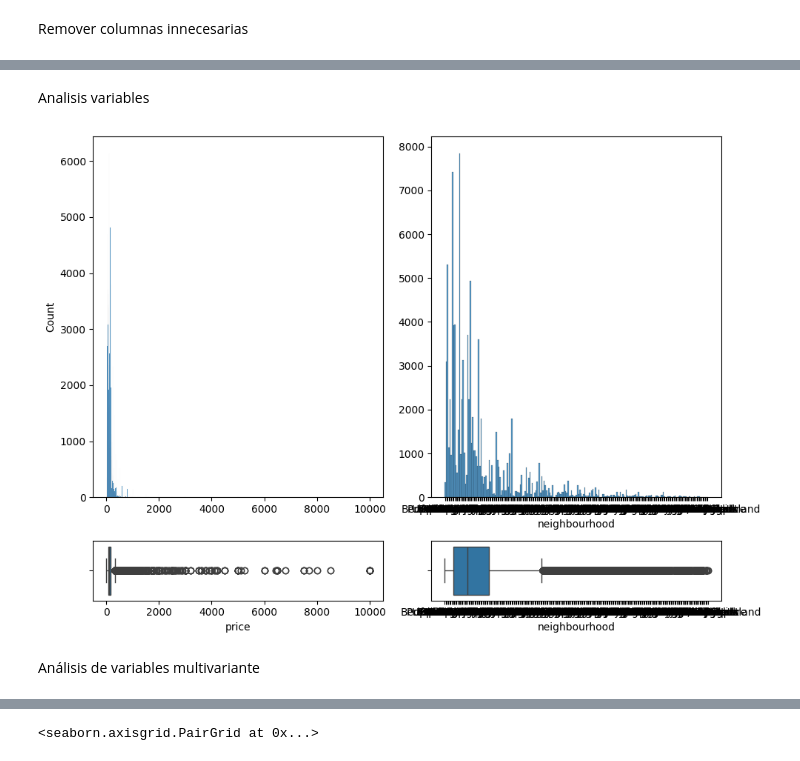
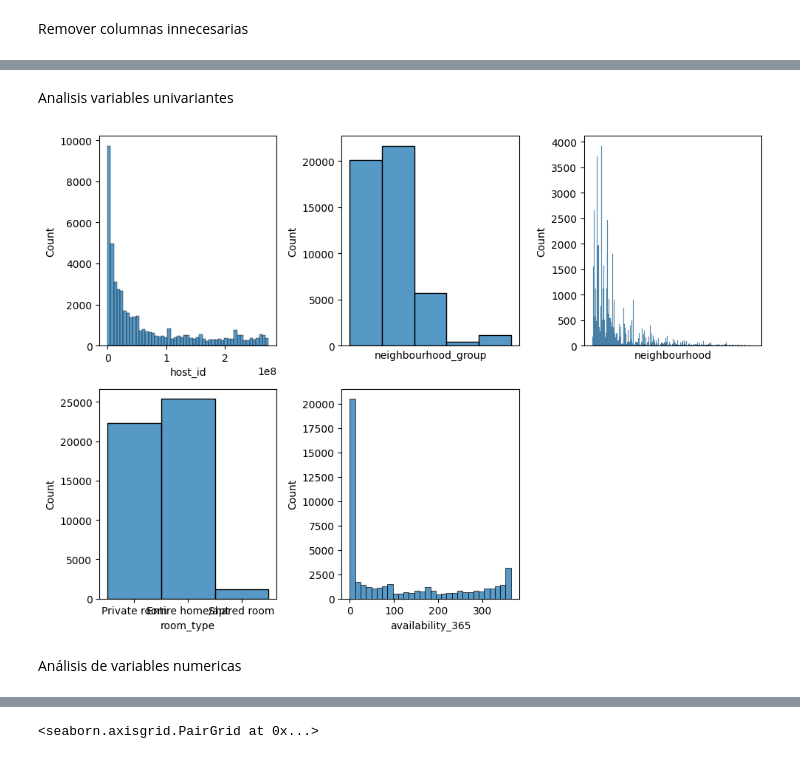
Before and after one commit to erickelrojo22/machine-learning-python-template, a Jupyter notebook: src/explore.ipynb, the cells around one changed output, grey strips where cells are left out. Cells and saved outputs as stored; diff of their text form; code cells hidden in the pictures.

```diff
--- a/src/explore.ipynb
+++ b/src/explore.ipynb
@@ -20,0 +3,5 @@ total_data.head()
+# %%
+import pandas as pd
+
+total_data = pd.read_csv("https://raw.githubusercontent.com/4GeeksAcademy/data-preprocessing-project-tutorial/main/AB_NYC_2019.csv")
+total_data.head()
@@ -52,6 +51,6 @@ np.int64(0)
 # %% [markdown]
 Remover columnas innecesarias
 # %%
-total_data.drop(['last_review','reviews_per_month','availability_365','latitude','longitude','neighbourhood_group'], axis = 1, inplace = True)
+total_data.drop(["id", "name", "host_name", "last_review", "reviews_per_month"], axis = 1, inplace = True)
 total_data.head()
 # %% [output]
@@ -64,23 +63,26 @@ total_data.head()
 # %% [markdown]
-Analisis variables
+Analisis variables univariantes
 # %%
 import seaborn as sns
 import matplotlib.pyplot as plt
 
-fig, axis = plt.subplots(2, 2, figsize = (10, 7), gridspec_kw={'height_ratios': [6, 1]})
 
 
-sns.histplot(ax = axis[0, 0], data = total_data, x = "price").set(xlabel = None)
-sns.boxplot(ax = axis[1, 0], data = total_data, x = "price")
-sns.histplot(ax = axis[0, 1], data = total_data, x = "neighbourhood").set(ylabel= None )
-sns.boxplot(ax = axis[1, 1], data = total_data, x = "neighbourhood")
+fig, axis = plt.subplots(2, 3, figsize=(10, 7))
+
+# histograma
+sns.histplot(ax = axis[0,0], data = total_data, x = "host_id")
+sns.histplot(ax = axis[0,1], data = total_data, x = "neighbourhood_group").set_xticks([])
+sns.histplot(ax = axis[0,2], data = total_data, x = "neighbourhood").set_xticks([])
+sns.histplot(ax = axis[1,0], data = total_data, x = "room_type")
+sns.histplot(ax = axis[1,1], data = total_data, x = "availability_365")
+fig.delaxes(axis[1, 2])
 
 
 plt.tight_layout()
 
-
 plt.show()
 # %% [output]
-[figure, old version]
+[figure, new version]
 # %% [markdown]
- Análisis de variables multivariante
+ Análisis de variables numericas
```
Also changed, not shown: parts of 40 cells of this notebook, 3 other files.
